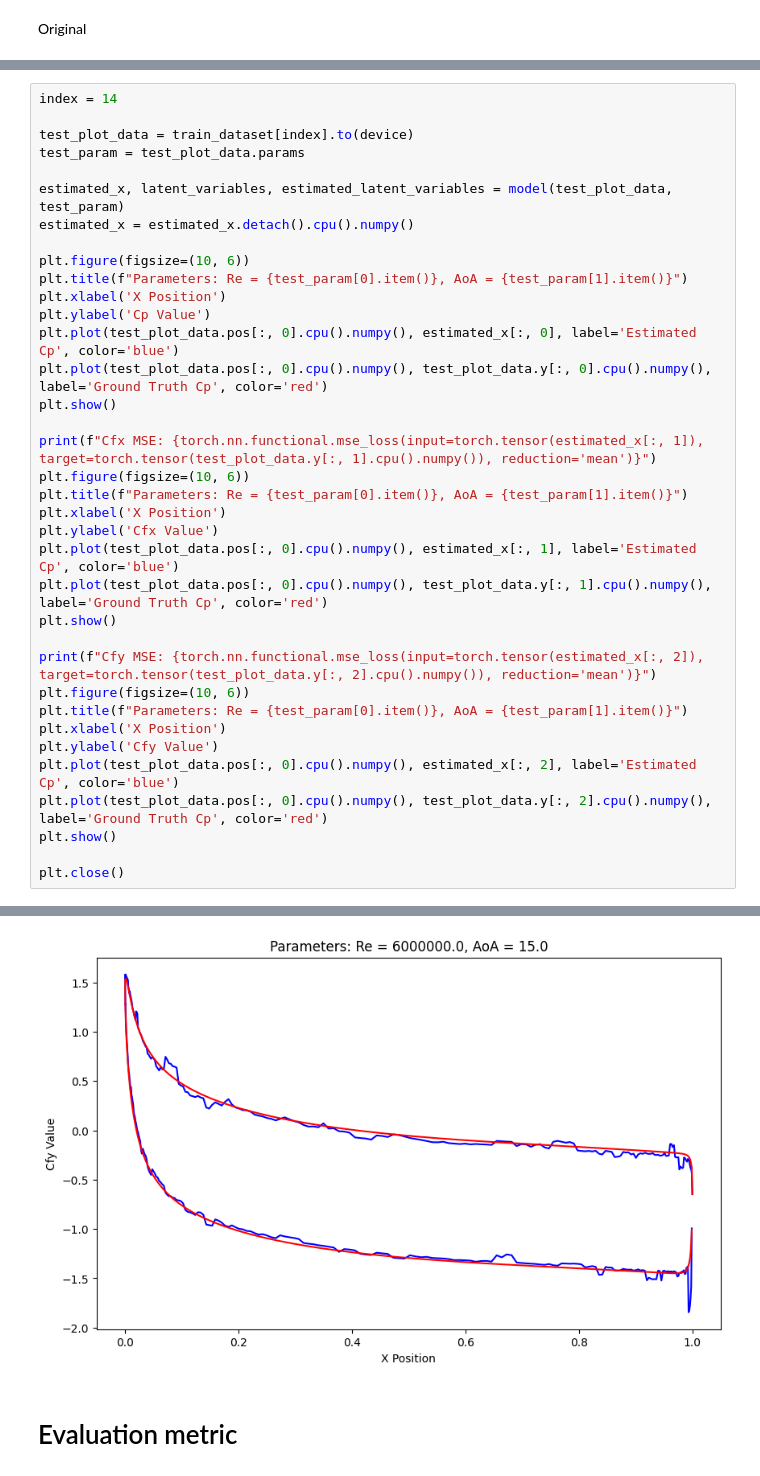
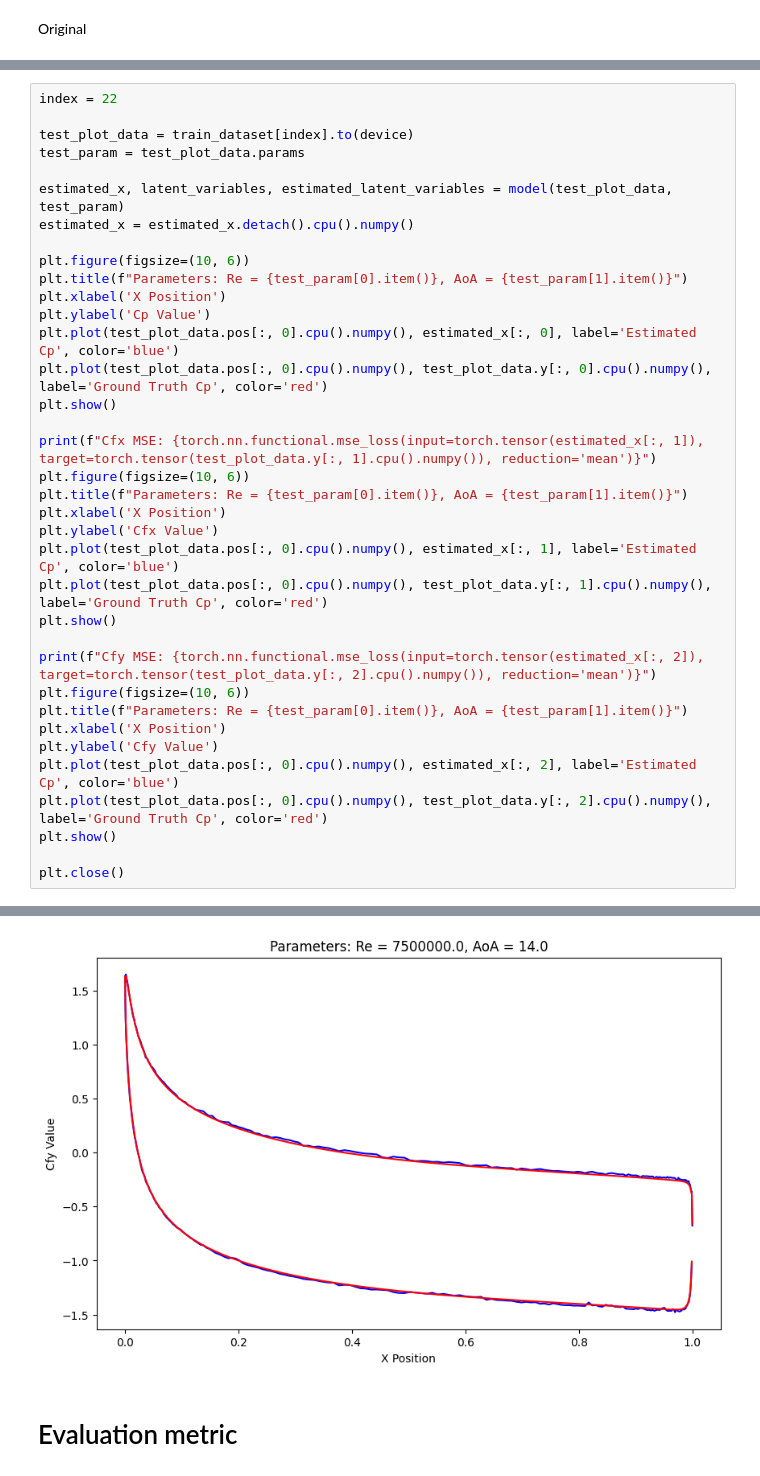
Before and after one commit to Arviano-Yuono/GAE-ROM, a Jupyter notebook: 0_Airfoil_SAGE.ipynb, the cells around one changed output, grey strips where cells are left out. Drawn from its saved outputs; the diff is of its cells as text.

```diff
--- a/0_Airfoil_SAGE.ipynb
+++ b/0_Airfoil_SAGE.ipynb
@@ -181,5 +185,5 @@ Original
 # %%
-index = 14
+index = 22
 
 test_plot_data = train_dataset[index].to(device)
 test_param = test_plot_data.params
@@ -222,4 +226,4 @@ Cfy MSE: 0.004101798869669437
-[figure, old version]
+[figure, new version]
 # %% [markdown]
 # Evaluation metric
 # %%
```
Also changed, not shown: parts of 9 cells of this notebook, 7 other files.
